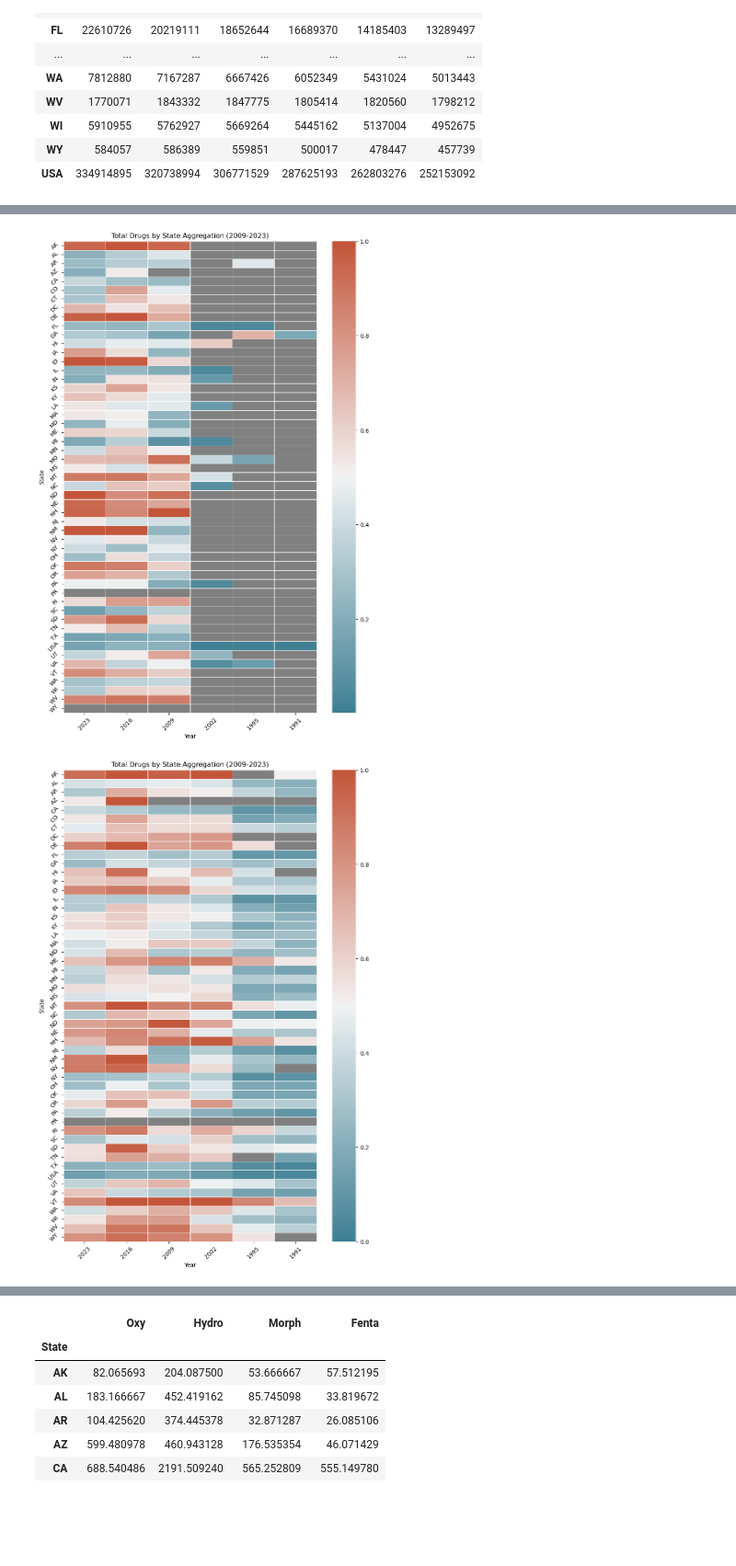
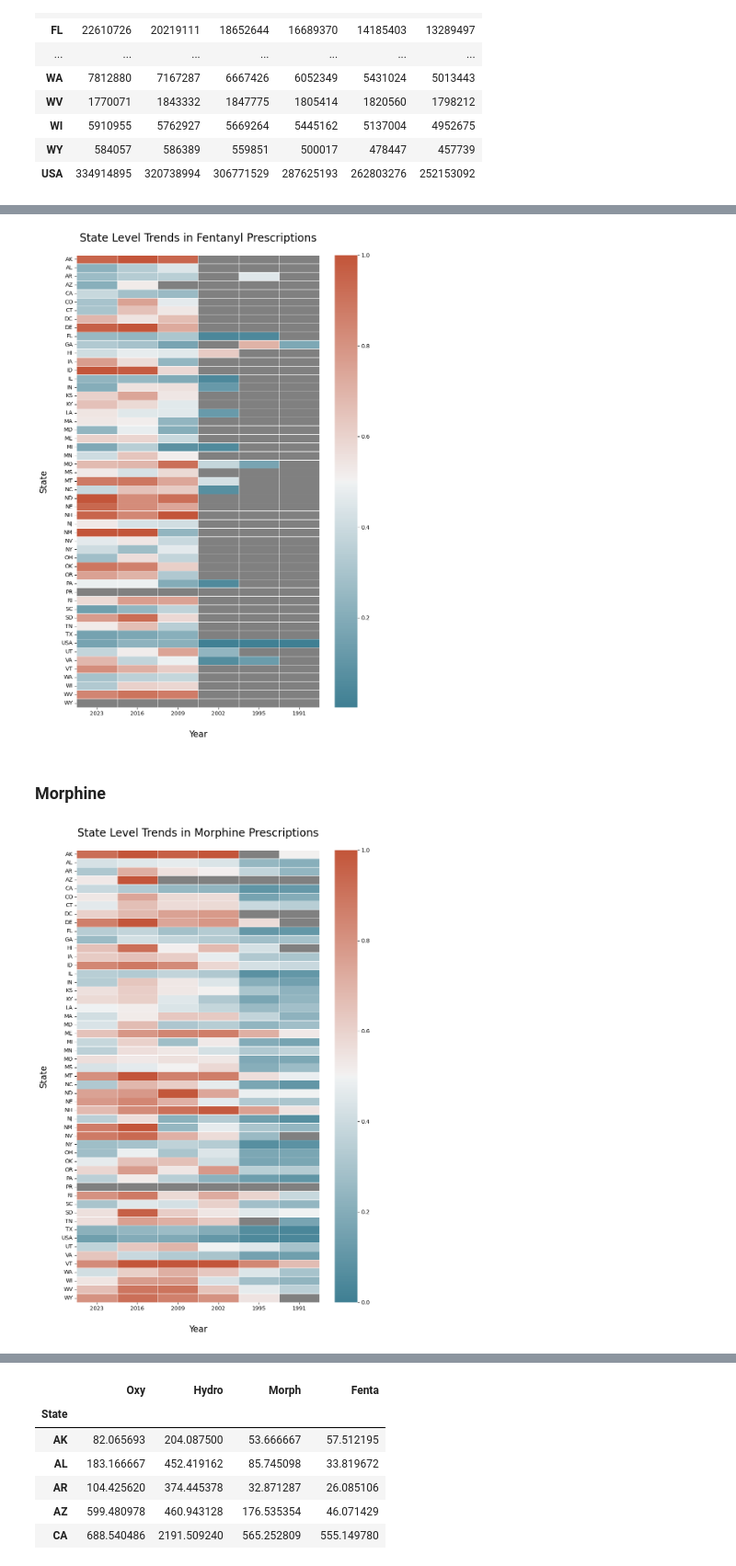
Before and after one commit to NefertitiM/Determinants-of-Opioid-Mortality, a Jupyter notebook: Nefertiti Branch/Fentanyl.ipynb, the cells around one changed output, grey strips where cells are left out. Shown at 92% size. Drawn from its saved outputs; the diff is of its cells as text; code cells hidden in the pictures; blank space fills up the shorter version.

```diff
--- a/Nefertiti Branch/Fentanyl.ipynb
+++ b/Nefertiti Branch/Fentanyl.ipynb
@@ -333,35 +355,35 @@ cmap.set_bad('grey', 1.0)
 plt.figure(figsize=(10, 15))
 sns.heatmap(fenta_norm_log, cmap=cmap, mask=mask, fmt=".1f", linewidths=.5, vmax=1)
 
-plt.title('Total Drugs by State Aggregation (2009-2023)')
-plt.xlabel('Year')
-plt.ylabel('State')
-plt.yticks(rotation=45)
-plt.xticks(rotation=45)
+plt.title('State Level Trends in Fentanyl Prescriptions',fontsize=20, pad=25)
+plt.xlabel('Year',fontsize=16, labelpad=25)
+plt.ylabel('State',fontsize=16, labelpad=25)
+plt.yticks(rotation=0)
+plt.xticks(rotation=0)
 plt.show()
 # %% [output]
-[figure, old version]
+[figure, new version]
+# %% [markdown]
+### Morphine
 # %%
-#Apply logarithmic scale to the data
-
 morph_norm = morph_norm.fillna(0)
 
 morph_norm_log = np.log10(morph_norm + 1)
 
 mask = morph_norm == 0
 
 # Set custom color palette
 cmap = sns.diverging_palette(220, 20, as_cmap=True)
 cmap.set_bad('grey', 1.0)
 
 plt.figure(figsize=(10, 15))
 sns.heatmap(morph_norm_log, cmap=cmap, mask=mask, fmt=".1f", linewidths=.5,vmin=0, vmax=1)
 
-plt.title('Total Drugs by State Aggregation (2009-2023)')
-plt.xlabel('Year')
-plt.ylabel('State')
-plt.yticks(rotation=45)
-plt.xticks(rotation=45)
+plt.title('State Level Trends in Morphine Prescriptions',fontsize=20, pad=25)
+plt.xlabel('Year',fontsize=16, labelpad=25)
+plt.ylabel('State',fontsize=16, labelpad=25)
+plt.yticks(rotation=0)
+plt.xticks(rotation=0)
 plt.show()
 # %% [output]
-[figure, old version]
+[figure, new version]
```
Also changed, not shown: parts of 41 cells of this notebook, 1 other file.
